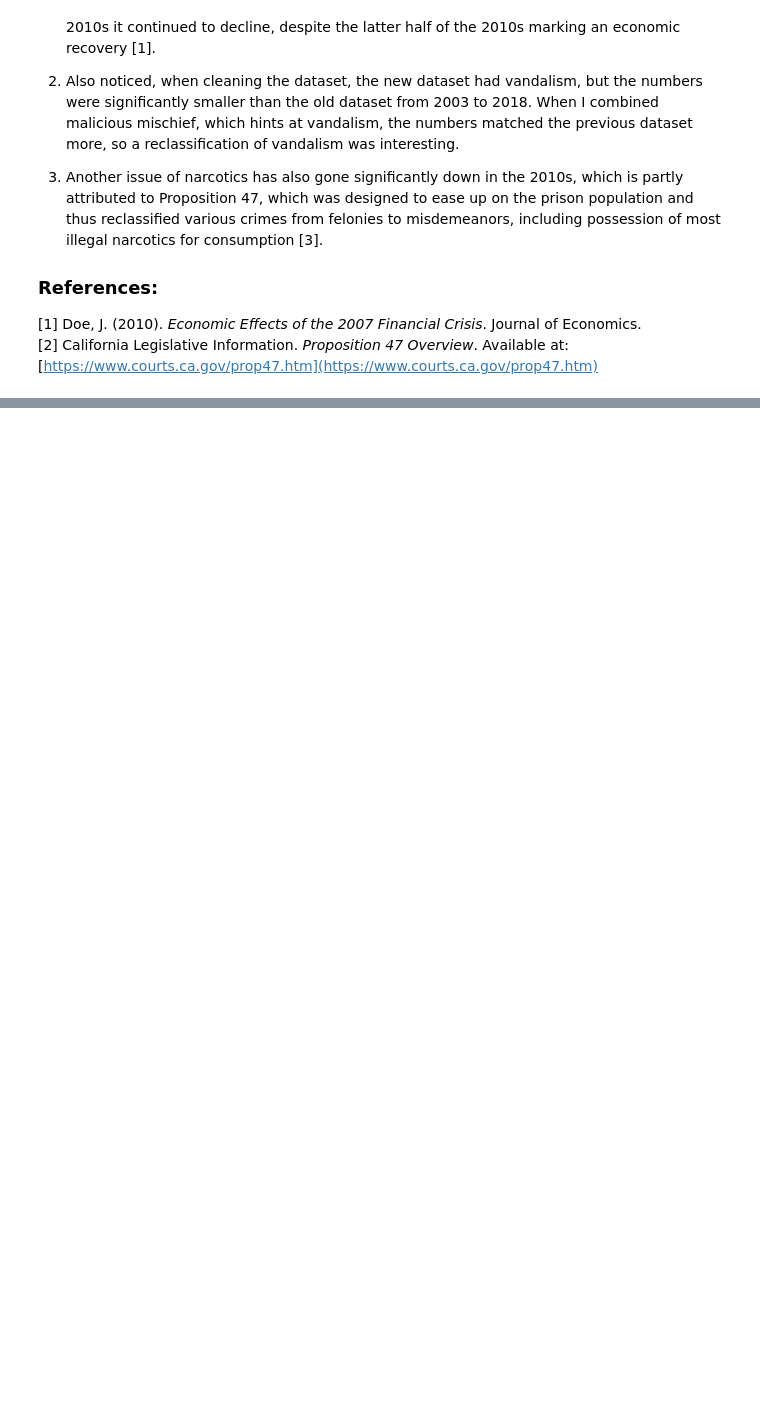
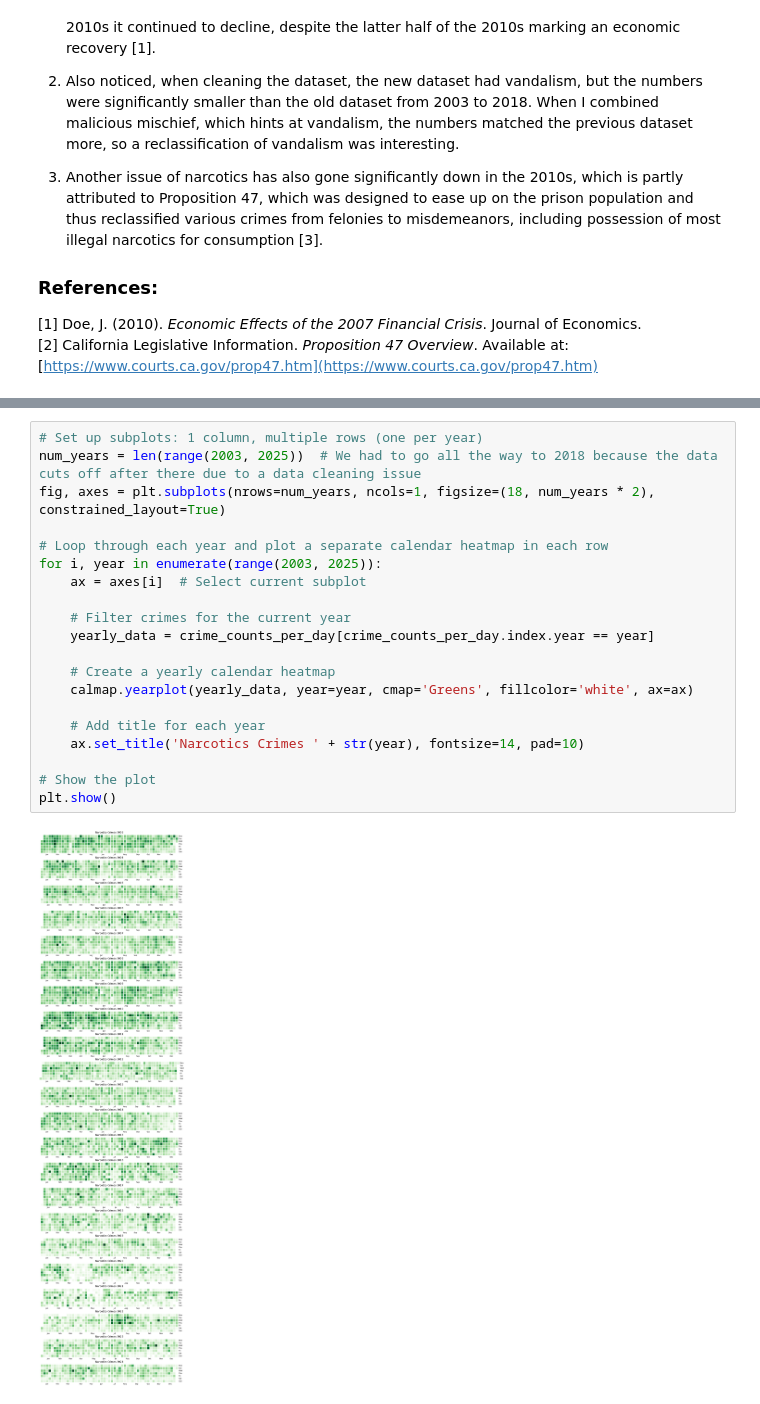
Before and after one commit to JoachimRoensholt/02806_Data_Analysis, a Jupyter notebook: Assignment1/assignment1.ipynb, the cells around one changed output, grey strips where cells are left out. Drawn from its saved outputs; the diff is of its cells as text; blank space fills up the shorter version.

```diff
--- a/Assignment1/assignment1.ipynb
+++ b/Assignment1/assignment1.ipynb
@@ -121,0 +154,22 @@ for crime in focuscrimes:
+# %%
+# Set up subplots: 1 column, multiple rows (one per year)
+num_years = len(range(2003, 2025))  # We had to go all the way to 2018 because the data cuts off after there due to a data cleaning issue
+fig, axes = plt.subplots(nrows=num_years, ncols=1, figsize=(18, num_years * 2), constrained_layout=True)
+
+# Loop through each year and plot a separate calendar heatmap in each row
+for i, year in enumerate(range(2003, 2025)):
+    ax = axes[i]  # Select current subplot
+
+    # Filter crimes for the current year
+    yearly_data = crime_counts_per_day[crime_counts_per_day.index.year == year]
+
+    # Create a yearly calendar heatmap
+    calmap.yearplot(yearly_data, year=year, cmap='Greens', fillcolor='white', ax=ax)
+
+    # Add title for each year
+    ax.set_title('Narcotics Crimes ' + str(year), fontsize=14, pad=10)
+
+# Show the plot
+plt.show()
+# %% [output]
+[figure, added]
```
Also changed, not shown: parts of 5 cells of this notebook, 2 other files.
